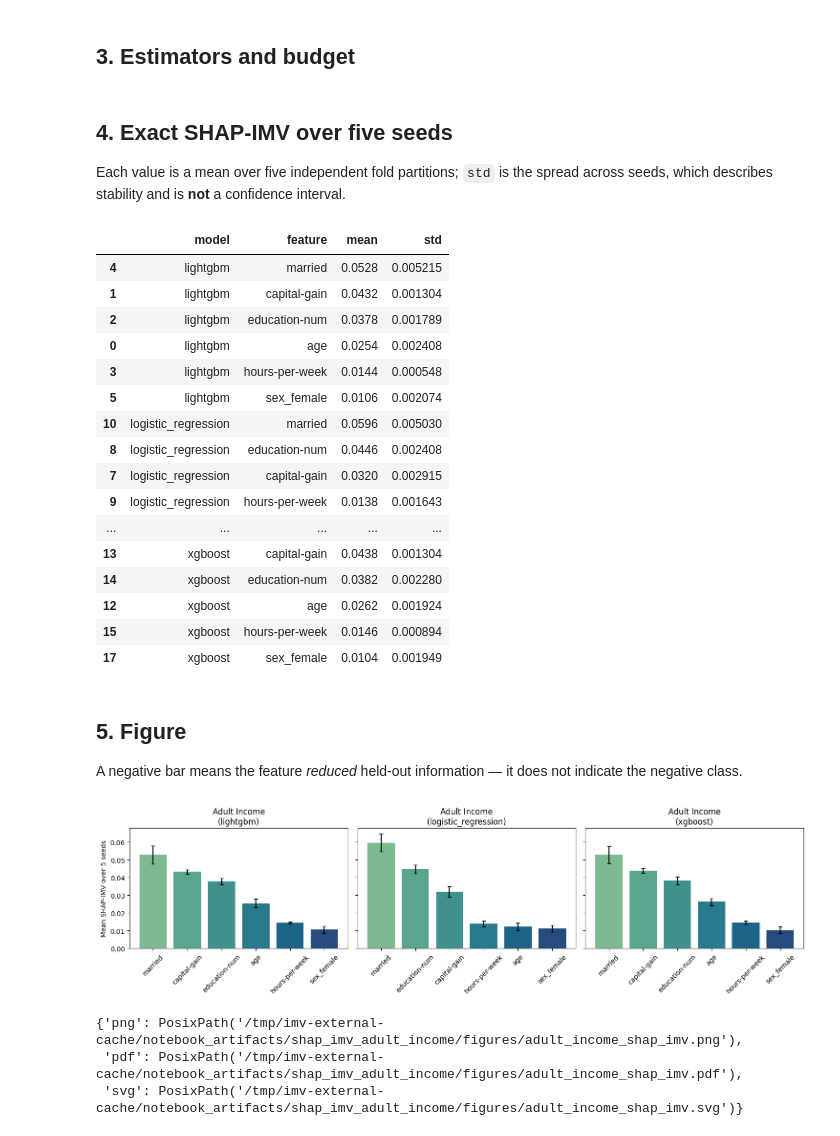
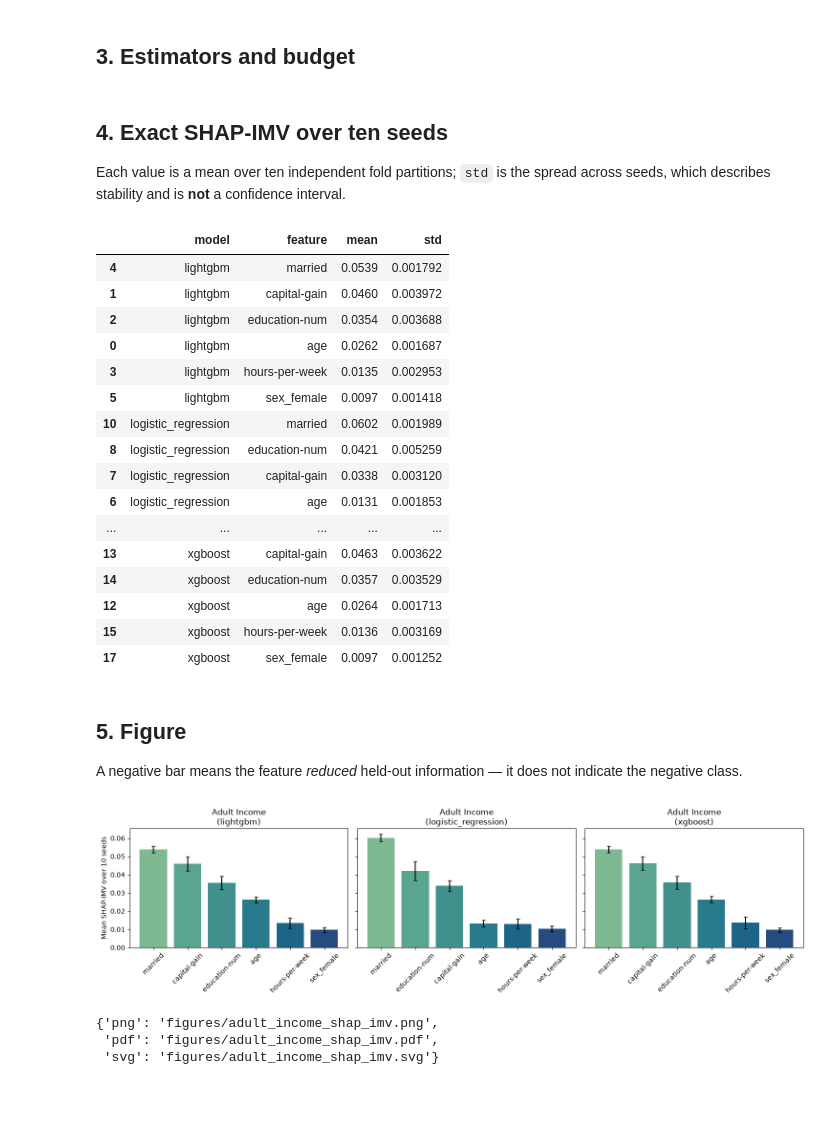
Before and after one commit to intermodelvigorish/imvpy, a Jupyter notebook: examples/shap_imv/shap_imv_adult_income.ipynb, the cells around one changed output. Drawn from its saved outputs; the diff is of its cells as text; code cells hidden in the pictures; blank space fills up the shorter version.

```diff
--- a/examples/shap_imv/shap_imv_adult_income.ipynb
+++ b/examples/shap_imv/shap_imv_adult_income.ipynb
@@ -111,9 +143,10 @@ MAX_ROWS = 4000
 def subsample(frame, target, seed):
     if len(frame) <= MAX_ROWS:
         return frame.reset_index(drop=True)
-    per_class = frame.groupby(target, group_keys=False)
     frac = MAX_ROWS / len(frame)
-    out = per_class.apply(lambda g: g.sample(frac=frac, random_state=seed))
+    out = frame.groupby(target, group_keys=False).sample(
+        frac=frac, random_state=seed
+    )
     return out.reset_index(drop=True)
 
 def model_factories(seed):
@@ -128,9 +161,9 @@ def model_factories(seed):
             verbose=-1, n_jobs=1),
     }
 # %% [markdown]
-## 4. Exact SHAP-IMV over five seeds
+## 4. Exact SHAP-IMV over ten seeds
 
-Each value is a mean over five independent fold partitions; `std` is the spread across seeds, which describes stability and is **not** a confidence interval.
+Each value is a mean over ten independent fold partitions; `std` is the spread across seeds, which describes stability and is **not** a confidence interval.
 # %%
 # Features are standardised because IMV reads probabilities, and unscaled inputs
 # leave logistic regression unconverged, which would score a half-optimised model.
@@ -169,22 +202,22 @@ summary.to_csv(RESULTS / f"{DATASET}_shap_imv_summary.csv", index=False)
 summary
 # %% [output]
 |  | model | feature | mean | std |
-| 4 | lightgbm | married | 0.0528 | 0.005215 |
-| 1 | lightgbm | capital-gain | 0.0432 | 0.001304 |
-| 2 | lightgbm | education-num | 0.0378 | 0.001789 |
-| 0 | lightgbm | age | 0.0254 | 0.002408 |
-| 3 | lightgbm | hours-per-week | 0.0144 | 0.000548 |
-| 5 | lightgbm | sex_female | 0.0106 | 0.002074 |
-| 10 | logistic_regression | married | 0.0596 | 0.005030 |
-| 8 | logistic_regression | education-num | 0.0446 | 0.002408 |
-| 7 | logistic_regression | capital-gain | 0.0320 | 0.002915 |
-| 9 | logistic_regression | hours-per-week | 0.0138 | 0.001643 |
+| 4 | lightgbm | married | 0.0539 | 0.001792 |
+| 1 | lightgbm | capital-gain | 0.0460 | 0.003972 |
+| 2 | lightgbm | education-num | 0.0354 | 0.003688 |
+| 0 | lightgbm | age | 0.0262 | 0.001687 |
+| 3 | lightgbm | hours-per-week | 0.0135 | 0.002953 |
+| 5 | lightgbm | sex_female | 0.0097 | 0.001418 |
+| 10 | logistic_regression | married | 0.0602 | 0.001989 |
+| 8 | logistic_regression | education-num | 0.0421 | 0.005259 |
+| 7 | logistic_regression | capital-gain | 0.0338 | 0.003120 |
+| 6 | logistic_regression | age | 0.0131 | 0.001853 |
 | ... | ... | ... | ... | ... |
-| 13 | xgboost | capital-gain | 0.0438 | 0.001304 |
-| 14 | xgboost | education-num | 0.0382 | 0.002280 |
-| 12 | xgboost | age | 0.0262 | 0.001924 |
-| 15 | xgboost | hours-per-week | 0.0146 | 0.000894 |
-| 17 | xgboost | sex_female | 0.0104 | 0.001949 |
+| 13 | xgboost | capital-gain | 0.0463 | 0.003622 |
+| 14 | xgboost | education-num | 0.0357 | 0.003529 |
+| 12 | xgboost | age | 0.0264 | 0.001713 |
+| 15 | xgboost | hours-per-week | 0.0136 | 0.003169 |
+| 17 | xgboost | sex_female | 0.0097 | 0.001252 |
 # %% [markdown]
 ## 5. Figure
 
@@ -192,21 +225,24 @@ A negative bar means the feature *reduced* held-out information — it does not
 # %%
 models = list(summary["model"].unique())
 fig, axes = plt.subplots(1, len(models), figsize=(5 * len(models), 4.2), sharey=True)
 axes = np.atleast_1d(axes)
 for ax, name in zip(axes, models):
     part = summary[summary.model == name].sort_values("mean", ascending=False)
     ax.bar(part["feature"], part["mean"], yerr=part["std"].fillna(0),
            capsize=3, color=sns.color_palette("crest", len(part)))
     ax.set_title(f"{TITLE}\n({name})")
     ax.tick_params(axis="x", rotation=45)
     ax.axhline(0, color="0.4", linewidth=0.8)
 axes[0].set_ylabel(f"Mean SHAP-IMV over {len(SEEDS)} seeds")
 fig.tight_layout()
-paths = save_figure(fig, FIGURES / f"{DATASET}_shap_imv")
+paths = {file_format: relative_path(path, start=ARTIFACTS)
+         for file_format, path in save_figure(
+             fig, FIGURES / f"{DATASET}_shap_imv"
+         ).items()}
 plt.show()
 paths
 # %% [output]
-[figure, old version]
+[figure, new version]
-{'png': PosixPath('/tmp/imv-external-cache/notebook_artifacts/shap_imv_adult_income/figures/adult_income_shap_imv.png'),
- 'pdf': PosixPath('/tmp/imv-external-cache/notebook_artifacts/shap_imv_adult_income/figures/adult_income_shap_imv.pdf'),
- 'svg': PosixPath('/tmp/imv-external-cache/notebook_artifacts/shap_imv_adult_income/figures/adult_income_shap_imv.svg')}
+{'png': 'figures/adult_income_shap_imv.png',
+ 'pdf': 'figures/adult_income_shap_imv.pdf',
+ 'svg': 'figures/adult_income_shap_imv.svg'}
```
Also changed, not shown: parts of 2 cells of this notebook, 38 other files.
